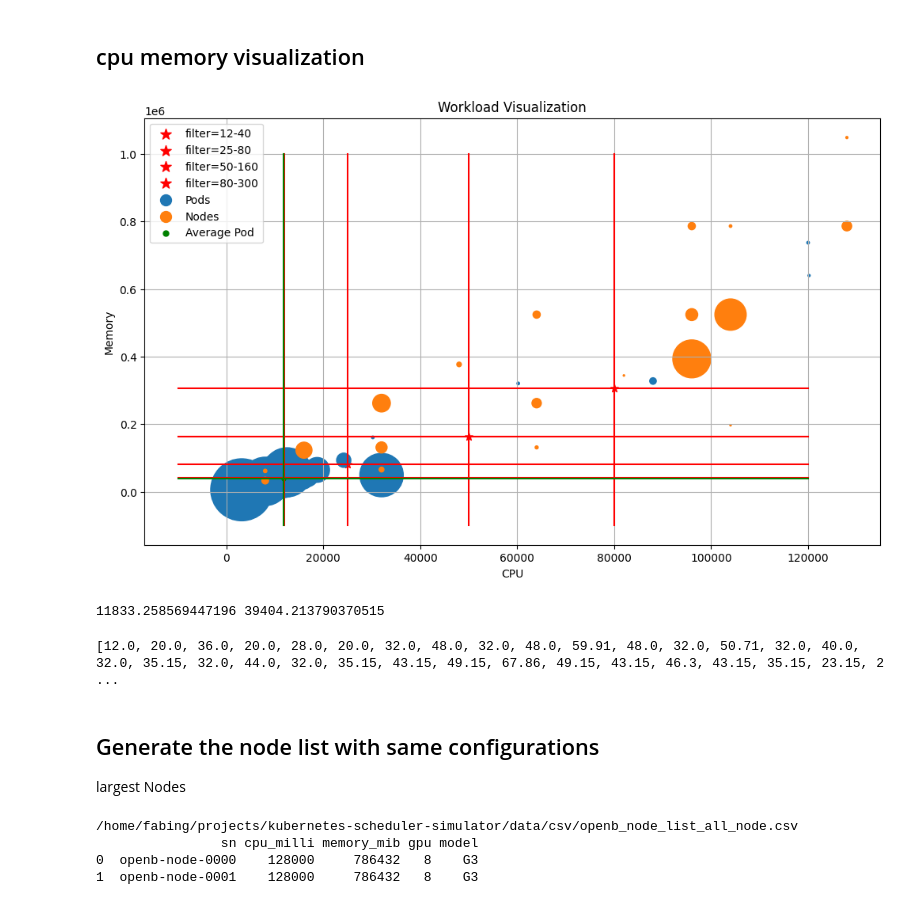
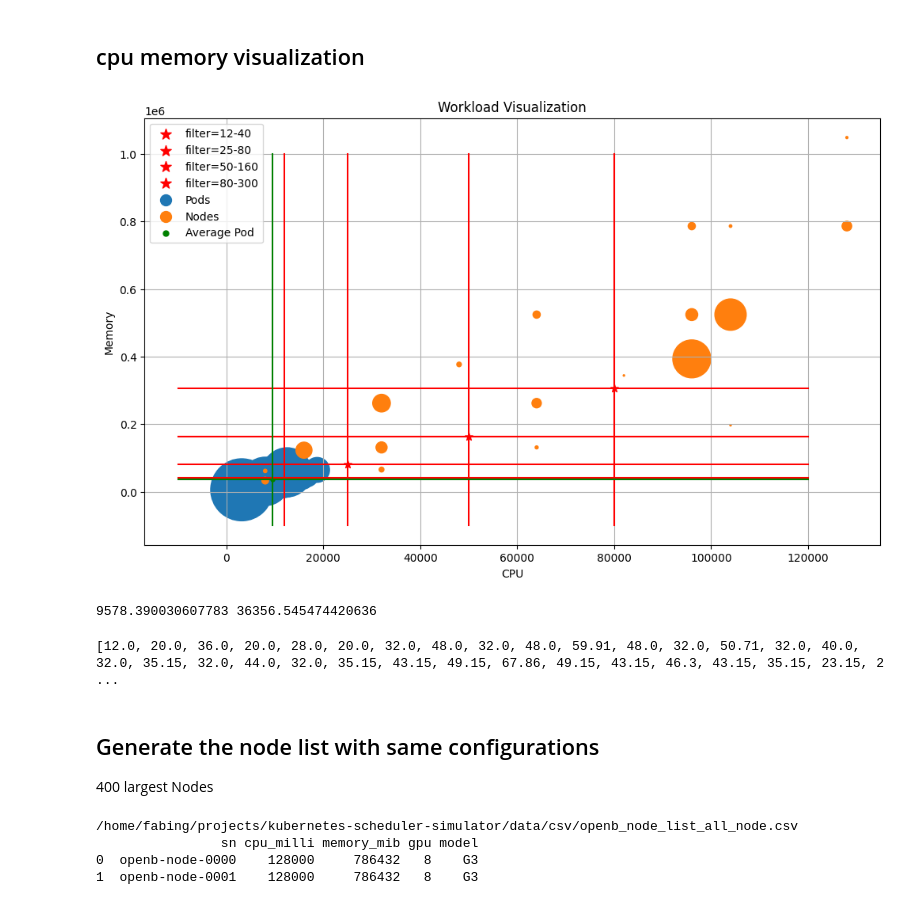
Before and after one commit to grief8/kubernetes-scheduler-simulator, a Jupyter notebook: main.ipynb, the cells around one changed output. Saved outputs shown, nothing was run; the diff lists cells and outputs as text; code cells hidden in the pictures.

Commit message:
update node and pod generation and analysis

```diff
--- a/main.ipynb
+++ b/main.ipynb
@@ -467,8 +467,9 @@ for i, trace in enumerate(traces):
     workload_df.loc[i] = [trace, data["cpu_time"].sum()/1000, data["mem_time"].sum()/1024, data['deletion_time'].max() - data['creation_time'].min()]
 workload_df[['traces']] = workload_df[['traces']].apply(pd.to_numeric)
 # Load the dataframe from the CSV file
-path = '/home/fabing/projects/kubernetes-scheduler-simulator/experiments/analysis/analysis_results_large/analysis_price_discrete.csv'
-out_file = '/home/fabing/projects/kubernetes-scheduler-simulator/experiments/analysis/analysis_results_large/uniform_analysis_price_discrete_sum.csv'
+exp = 'samelarge'
+path = f'/home/fabing/projects/kubernetes-scheduler-simulator/experiments/analysis/analysis_results_{exp}/analysis_price_discrete.csv'
+out_file = f'/home/fabing/projects/kubernetes-scheduler-simulator/experiments/analysis/analysis_results_{exp}/{exp}_uniform_analysis_price_discrete_sum.csv'
 df = pd.read_csv(path)
 # Extract the prefix of the 'workload' column
 df['workload_prefix'] = df['workload'].str.rsplit('_', n=1).str[0]
@@ -804,6 +905,7 @@ import matplotlib.pyplot as plt
 from sklearn.cluster import KMeans
 
 path = '/home/fabing/projects/kubernetes-scheduler-simulator/data/csv/openb_pod_list_cpu300.csv'
+path = '/home/fabing/projects/kubernetes-scheduler-simulator/data/csv/fabing_average_300_1_1.csv'
 df = pd.read_csv(path)
 
 avg_cpu = df['cpu_milli'].mean()
@@ -825,35 +927,35 @@ NUMBERS = ['1240', '2580', '50160', '80300']
 plt.figure(figsize=(12, 7))
 
 for number in NUMBERS:
     cpu = int(number[:2]) * 1000
     memory = int(number[2:]) * 1024
     plt.scatter(cpu, memory, s=50, marker='*', color='r', label=f'filter={number[:2]}-{number[2:]}')
     plt.plot([cpu, cpu], [-1e5, 1e6], color='r')
     plt.plot([-1e4, 120000], [memory, memory], color='r')
 
 plt.scatter(X['cpu_milli'], X['memory_mib'], s=X['size'], label='Pods')
 plt.scatter(Y['cpu_milli'], Y['memory_mib'], s=Y['size'], label= 'Nodes')
 plt.scatter(avg_cpu, avg_mem, s=50, marker='.', color='g', label='Average Pod')
 # plt.scatter(center[0][0], center[0][1], s=50, marker='*', color='g', label='Center of Pods')
 plt.plot([avg_cpu, avg_cpu], [-1e5, 1e6], color='g')
 # plt.plot([2*avg_cpu, 2*avg_cpu], [-1e5, 1e6], color='g')
 plt.plot([-1e4, 120000], [avg_mem, avg_mem], color='g')
 # plt.plot([-1e4, 120000], [2*avg_mem, 2*avg_mem], color='g')
 plt.xlabel('CPU')
 plt.ylabel('Memory')
 plt.title('Workload Visualization')
 # 设置图例中标记的大小
 legend = plt.legend()
 plt.grid()
 for handle in legend.legendHandles:
     handle._sizes = [100]  # 设置标记的大小，这里设置为100
 plt.show()
 
 # print(center)
 print(avg_cpu, avg_mem)
 # %% [output]
-[figure, old version]
+[figure, new version]
-11833.258569447196 39404.213790370515
+9578.390030607783 36356.545474420636
 # %%
 import pandas as pd
 
@@ -866,7 +968,7 @@ print(df['real_cpu'].values.tolist())
 [12.0, 20.0, 36.0, 20.0, 28.0, 20.0, 32.0, 48.0, 32.0, 48.0, 59.91, 48.0, 32.0, 50.71, 32.0, 40.0, 32.0, 35.15, 32.0, 44.0, 32.0, 35.15, 43.15, 49.15, 67.86, 49.15, 43.15, 46.3, 43.15, 35.15, 23.15, 2 ...
 # %% [markdown]
 ## Generate the node list with same configurations
-largest Nodes
+400 largest Nodes
 # %%
 import pandas as pd
 
```
Also changed, not shown: parts of 9 cells of this notebook.
